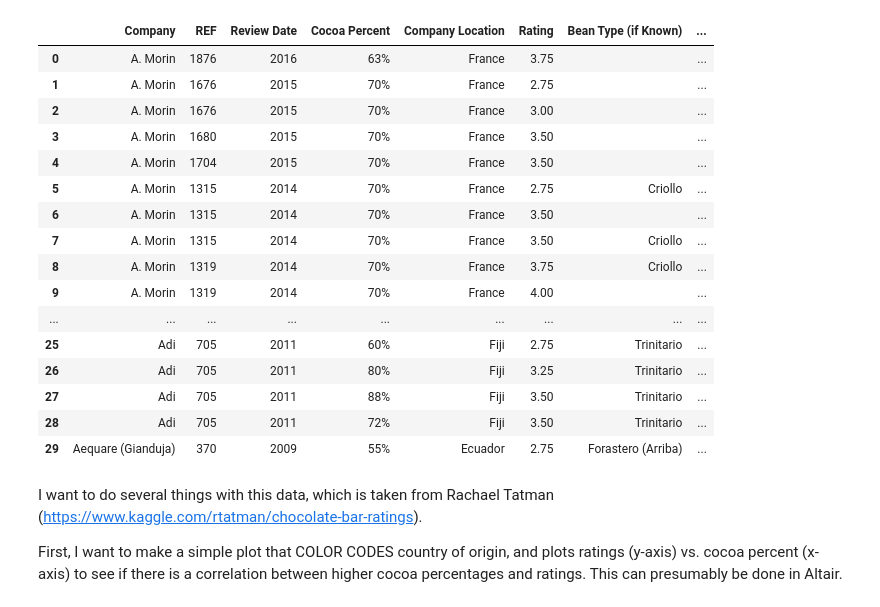
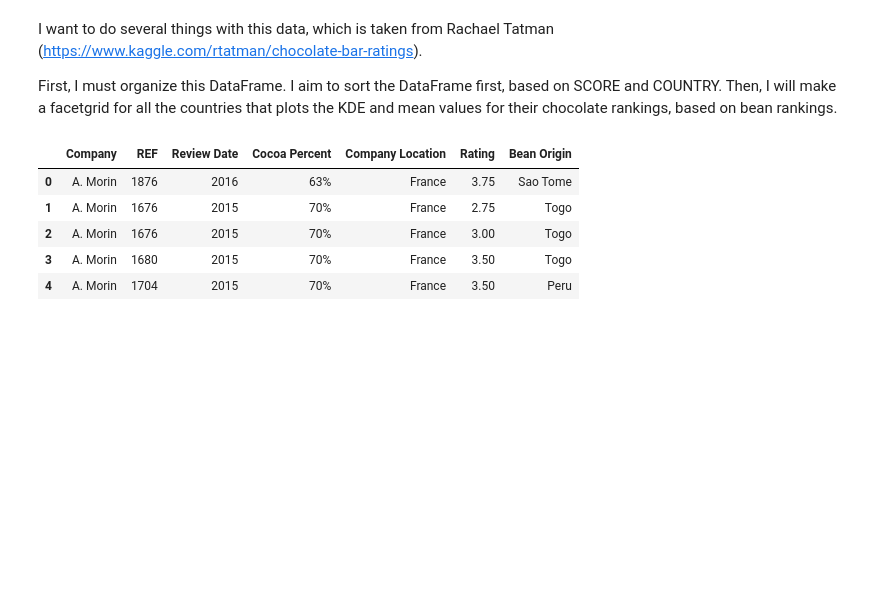
Before and after one commit to nikomc/Interactives_Python, a Jupyter notebook: notebooks/2020-03-20_chocolate_ratings.ipynb, the cells around one changed output. Saved outputs shown, nothing was run; the diff lists cells and outputs as text; code cells hidden in the pictures; blank space fills up the shorter version.

```diff
--- a/notebooks/2020-03-20_chocolate_ratings.ipynb
+++ b/notebooks/2020-03-20_chocolate_ratings.ipynb
@@ -28,26 +14,15 @@ Loading BokehJS ...
 # %%
 df = pd.read_csv('../data/flavors_of_cacao.csv')
+# %% [markdown]
+I want to do several things with this data, which is taken from Rachael Tatman (https://www.kaggle.com/rtatman/chocolate-bar-ratings).
+
+First, I must organize this DataFrame. I aim to sort the DataFrame first, based on SCORE and COUNTRY. Then, I will make a facetgrid for all the countries that plots the KDE and mean values for their chocolate rankings, based on bean rankings.
 # %%
-df.head(30)
+df.head()
 # %% [output]
-|  | Company | REF | Review Date | Cocoa Percent | Company Location | Rating | Bean Type (if Known) | ... |
-| 0 | A. Morin | 1876 | 2016 | 63% | France | 3.75 |  | ... |
-| 1 | A. Morin | 1676 | 2015 | 70% | France | 2.75 |  | ... |
-| 2 | A. Morin | 1676 | 2015 | 70% | France | 3.00 |  | ... |
-| 3 | A. Morin | 1680 | 2015 | 70% | France | 3.50 |  | ... |
-| 4 | A. Morin | 1704 | 2015 | 70% | France | 3.50 |  | ... |
-| 5 | A. Morin | 1315 | 2014 | 70% | France | 2.75 | Criollo | ... |
-| 6 | A. Morin | 1315 | 2014 | 70% | France | 3.50 |  | ... |
-| 7 | A. Morin | 1315 | 2014 | 70% | France | 3.50 | Criollo | ... |
-| 8 | A. Morin | 1319 | 2014 | 70% | France | 3.75 | Criollo | ... |
-| 9 | A. Morin | 1319 | 2014 | 70% | France | 4.00 |  | ... |
-| ... | ... | ... | ... | ... | ... | ... | ... | ... |
-| 25 | Adi | 705 | 2011 | 60% | Fiji | 2.75 | Trinitario | ... |
-| 26 | Adi | 705 | 2011 | 80% | Fiji | 3.25 | Trinitario | ... |
-| 27 | Adi | 705 | 2011 | 88% | Fiji | 3.50 | Trinitario | ... |
-| 28 | Adi | 705 | 2011 | 72% | Fiji | 3.50 | Trinitario | ... |
-| 29 | Aequare (Gianduja) | 370 | 2009 | 55% | Ecuador | 2.75 | Forastero (Arriba) | ... |
+|  | Company | REF | Review Date | Cocoa Percent | Company Location | Rating | Bean Origin |
+| 0 | A. Morin | 1876 | 2016 | 63% | France | 3.75 | Sao Tome |
+| 1 | A. Morin | 1676 | 2015 | 70% | France | 2.75 | Togo |
+| 2 | A. Morin | 1676 | 2015 | 70% | France | 3.00 | Togo |
+| 3 | A. Morin | 1680 | 2015 | 70% | France | 3.50 | Togo |
+| 4 | A. Morin | 1704 | 2015 | 70% | France | 3.50 | Peru |
-# %% [markdown]
-I want to do several things with this data, which is taken from Rachael Tatman (https://www.kaggle.com/rtatman/chocolate-bar-ratings).
-
-First, I want to make a simple plot that COLOR CODES country of origin, and plots ratings (y-axis) vs. cocoa percent (x-axis) to see if there is a correlation between higher cocoa percentages and ratings. This can presumably be done in Altair.
```
Also changed, not shown: parts of 19 cells of this notebook, 2 other files.
